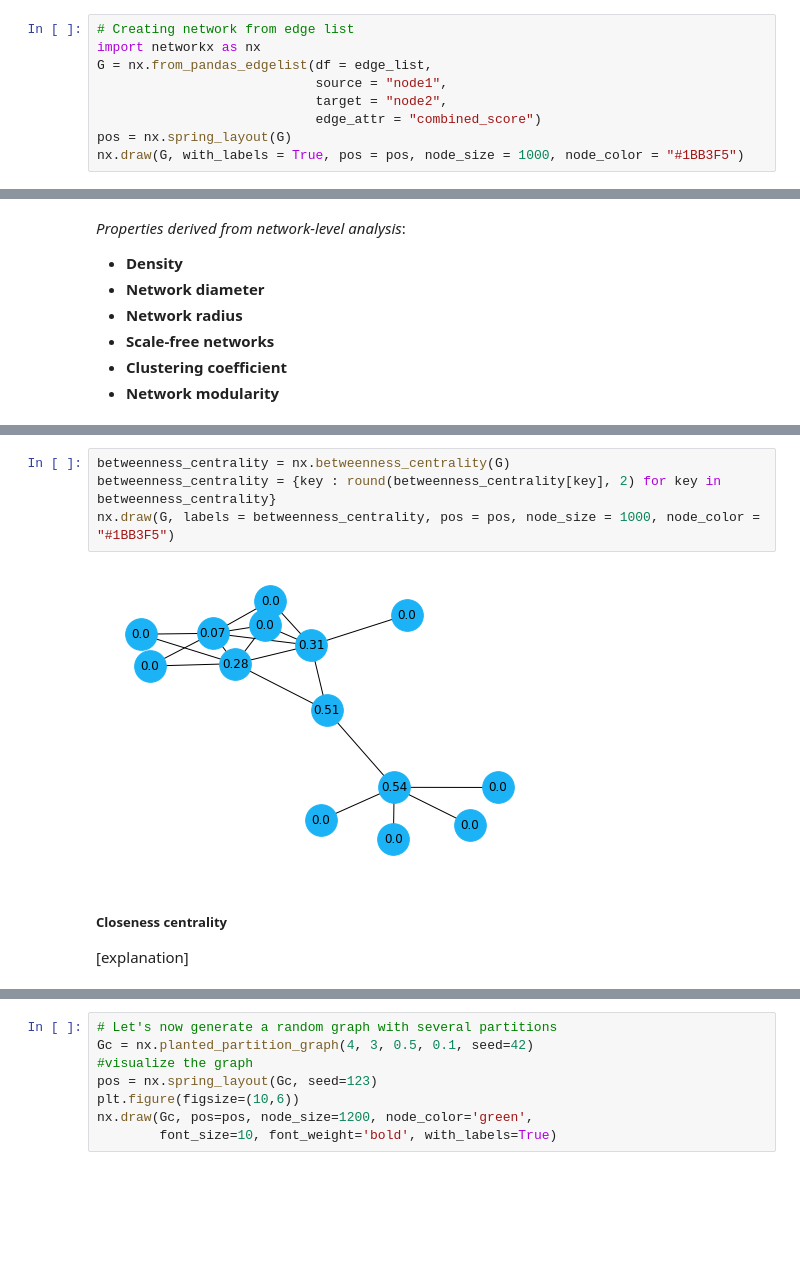
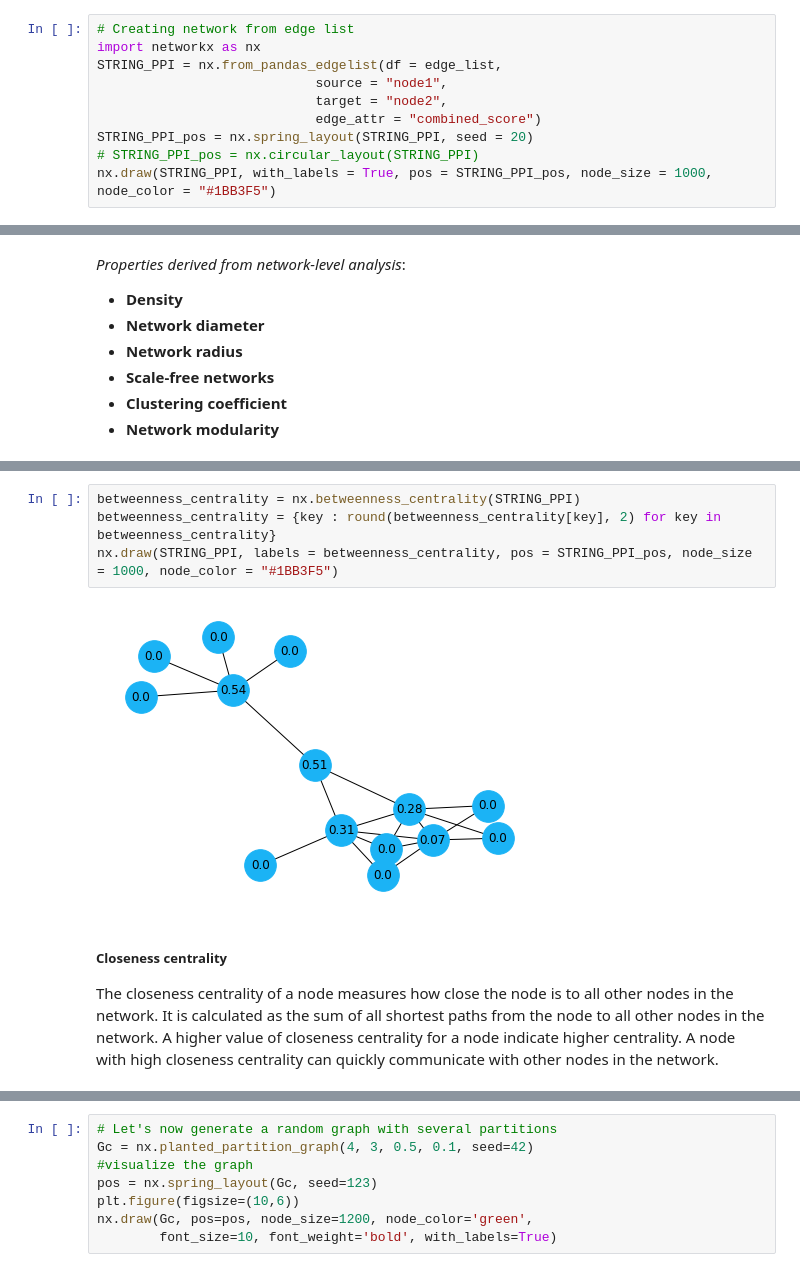
Before and after one commit to UEFBiomedicalInformaticsLab/NetBio_Summer_2023, a Jupyter notebook: 1_Network_databases.ipynb, the cells around one changed output, grey strips where cells are left out. Drawn from its saved outputs; the diff is of its cells as text; blank space fills up the shorter version.

```diff
--- a/1_Network_databases.ipynb
+++ b/1_Network_databases.ipynb
@@ -186,10 +197,11 @@ edge_list.head()
 # %%
 # Creating network from edge list
 import networkx as nx
-G = nx.from_pandas_edgelist(df = edge_list,
+STRING_PPI = nx.from_pandas_edgelist(df = edge_list,
                             source = "node1",
                             target = "node2",
                             edge_attr = "combined_score")
-pos = nx.spring_layout(G)
-nx.draw(G, with_labels = True, pos = pos, node_size = 1000, node_color = "#1BB3F5")
+STRING_PPI_pos = nx.spring_layout(STRING_PPI, seed = 20)
+# STRING_PPI_pos = nx.circular_layout(STRING_PPI)
+nx.draw(STRING_PPI, with_labels = True, pos = STRING_PPI_pos, node_size = 1000, node_color = "#1BB3F5")
 # %% [output]
@@ -278,11 +300,11 @@ nx.draw(G, labels = degree_centrality, pos = pos, node_size = 1000, node_color =
 # %%
-betweenness_centrality = nx.betweenness_centrality(G)
+betweenness_centrality = nx.betweenness_centrality(STRING_PPI)
 betweenness_centrality = {key : round(betweenness_centrality[key], 2) for key in betweenness_centrality}
-nx.draw(G, labels = betweenness_centrality, pos = pos, node_size = 1000, node_color = "#1BB3F5")
+nx.draw(STRING_PPI, labels = betweenness_centrality, pos = STRING_PPI_pos, node_size = 1000, node_color = "#1BB3F5")
 # %% [output]
-[figure, old version]
+[figure, new version]
-# %% [markdown]
-##### Closeness centrality
-
-[explanation]
+# %% [markdown]
+##### Closeness centrality
+
+The closeness centrality of a node measures how close the node is to all other nodes in the network. It is calculated as the sum of all shortest paths from the node to all other nodes in the network. A higher value of closeness centrality for a node indicate higher centrality. A node with high closeness centrality can quickly communicate with other nodes in the network.
 # %%
```
Also changed, not shown: parts of 59 cells of this notebook, 16 other files.
